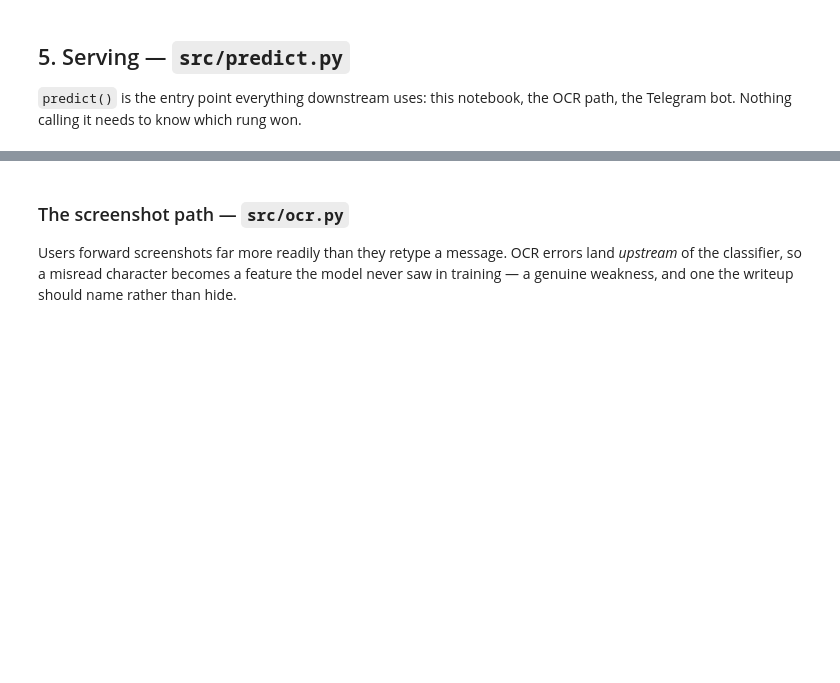
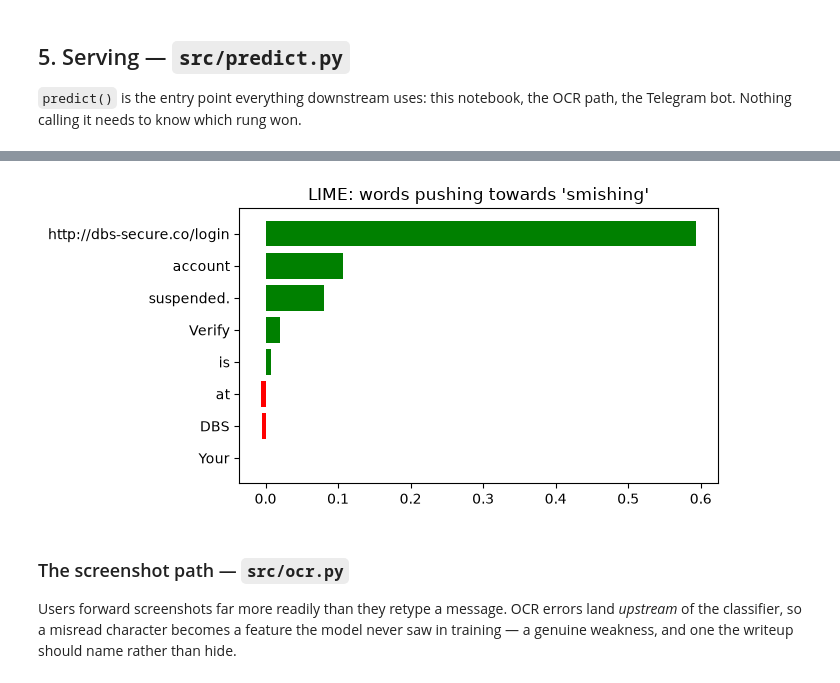
Before and after one commit to J0knee10/BC3415, a Jupyter notebook: Project/Indiv/notebooks/walkthrough.ipynb, the cells around one changed output, grey strips where cells are left out. Saved outputs shown, nothing was run; the diff lists cells and outputs as text; code cells hidden in the pictures; blank space fills up the shorter version.

```diff
--- a/Project/Indiv/notebooks/walkthrough.ipynb
+++ b/Project/Indiv/notebooks/walkthrough.ipynb
@@ -272,3 +333,18 @@ Your DBS account is suspended. Verify at http://dbs-secure   -> smishing  99%
+# %%
+from src.predict import explain, load_model
+
+message = "Your DBS account is suspended. Verify at http://dbs-secure.co/login"
+col = list(load_model().classes_).index("smishing")
+exp = explain(message, "smishing", num_samples=3000)
+
+fig = exp.as_pyplot_figure(label=col)
+fig.set_size_inches(7, 3.5)
+plt.title("LIME: words pushing towards 'smishing'")
+plt.tight_layout()
+fig.savefig(CFG.reports_dir / "lime_example.png", dpi=150)
+plt.show()
+# %% [output]
+[figure, added]
 # %% [markdown]
 ### The screenshot path — `src/ocr.py`
 
```
Also changed, not shown: parts of 14 cells of this notebook, 17 other files.
